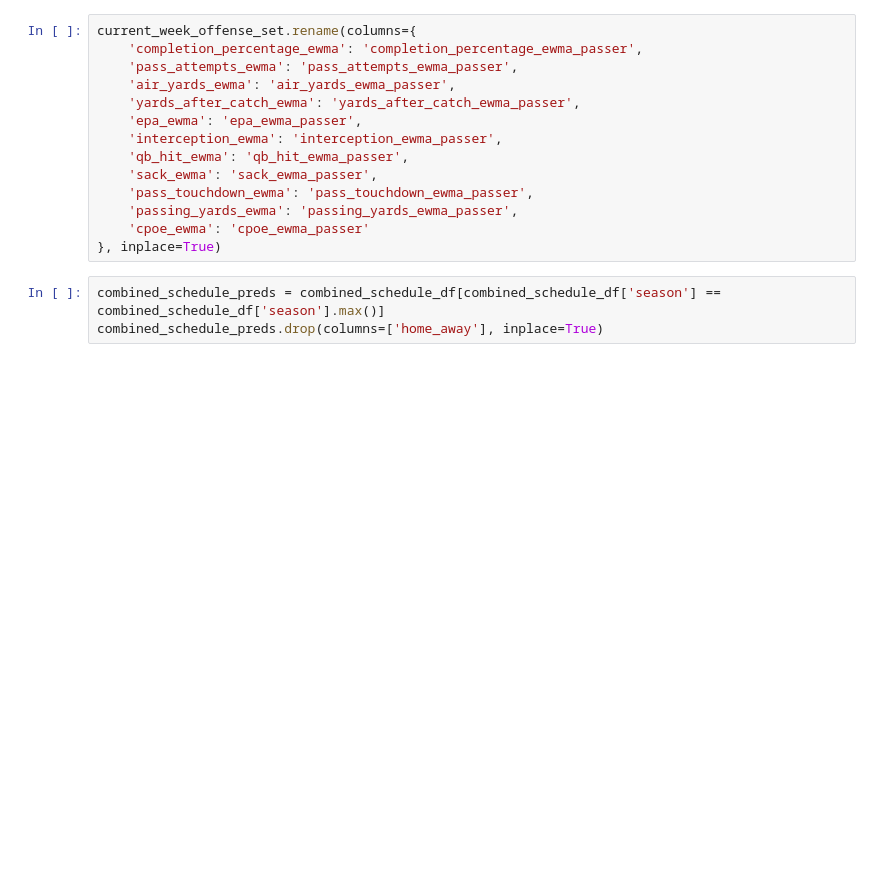
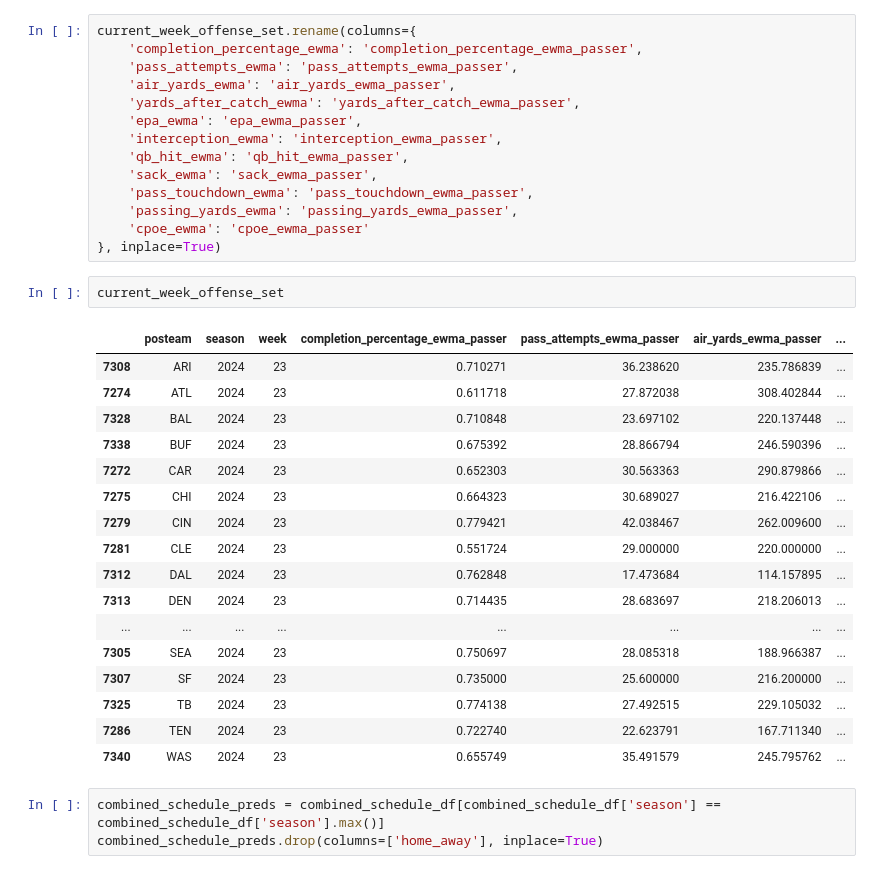
Before and after one commit to bhuggard/MidpointMadness, a Jupyter notebook: MidpointMadnessMainNotebook.ipynb, the cells around one changed output. Saved outputs shown, nothing was run; the diff lists cells and outputs as text; blank space fills up the shorter version.

```diff
--- a/MidpointMadnessMainNotebook.ipynb
+++ b/MidpointMadnessMainNotebook.ipynb
@@ -605,6 +619,26 @@ current_week_offense_set.rename(columns={
     'passing_yards_ewma': 'passing_yards_ewma_passer',
     'cpoe_ewma': 'cpoe_ewma_passer'
 }, inplace=True)
+# %%
+current_week_offense_set
+# %% [output]
+|  | posteam | season | week | completion_percentage_ewma_passer | pass_attempts_ewma_passer | air_yards_ewma_passer | ... |
+| 7308 | ARI | 2024 | 23 | 0.710271 | 36.238620 | 235.786839 | ... |
+| 7274 | ATL | 2024 | 23 | 0.611718 | 27.872038 | 308.402844 | ... |
+| 7328 | BAL | 2024 | 23 | 0.710848 | 23.697102 | 220.137448 | ... |
+| 7338 | BUF | 2024 | 23 | 0.675392 | 28.866794 | 246.590396 | ... |
+| 7272 | CAR | 2024 | 23 | 0.652303 | 30.563363 | 290.879866 | ... |
+| 7275 | CHI | 2024 | 23 | 0.664323 | 30.689027 | 216.422106 | ... |
+| 7279 | CIN | 2024 | 23 | 0.779421 | 42.038467 | 262.009600 | ... |
+| 7281 | CLE | 2024 | 23 | 0.551724 | 29.000000 | 220.000000 | ... |
+| 7312 | DAL | 2024 | 23 | 0.762848 | 17.473684 | 114.157895 | ... |
+| 7313 | DEN | 2024 | 23 | 0.714435 | 28.683697 | 218.206013 | ... |
+| ... | ... | ... | ... | ... | ... | ... | ... |
+| 7305 | SEA | 2024 | 23 | 0.750697 | 28.085318 | 188.966387 | ... |
+| 7307 | SF | 2024 | 23 | 0.735000 | 25.600000 | 216.200000 | ... |
+| 7325 | TB | 2024 | 23 | 0.774138 | 27.492515 | 229.105032 | ... |
+| 7286 | TEN | 2024 | 23 | 0.722740 | 22.623791 | 167.711340 | ... |
+| 7340 | WAS | 2024 | 23 | 0.655749 | 35.491579 | 245.795762 | ... |
 # %%
 combined_schedule_preds = combined_schedule_df[combined_schedule_df['season'] == combined_schedule_df['season'].max()]
 combined_schedule_preds.drop(columns=['home_away'], inplace=True)
```
Also changed, not shown: parts of 10 cells of this notebook.
